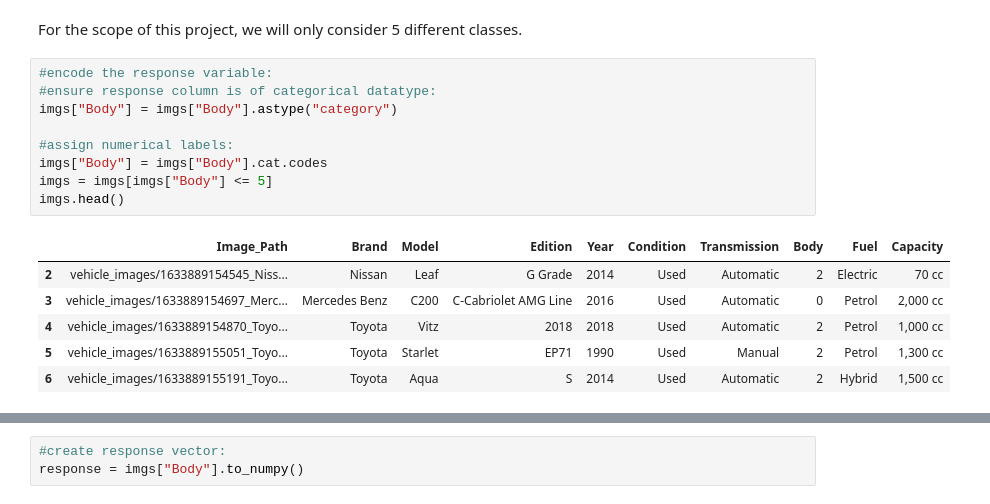
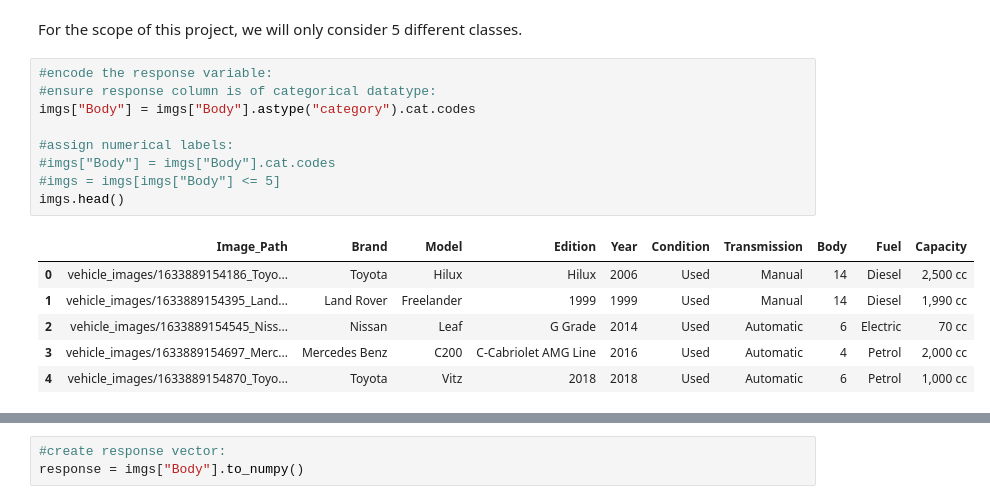
Before and after one commit to Sgipn/Vehicle_Classification, a Jupyter notebook: notebooks/project_draft.ipynb, the cells around one changed output, grey strips where cells are left out. Cells and saved outputs as stored; diff of their text form.

```diff
--- a/notebooks/project_draft.ipynb
+++ b/notebooks/project_draft.ipynb
@@ -27,16 +27,16 @@ For the scope of this project, we will only consider 5 different classes.
 # %%
 #encode the response variable:
 #ensure response column is of categorical datatype:
-imgs["Body"] = imgs["Body"].astype("category")
+imgs["Body"] = imgs["Body"].astype("category").cat.codes
 
 #assign numerical labels:
-imgs["Body"] = imgs["Body"].cat.codes
-imgs = imgs[imgs["Body"] <= 5]
+#imgs["Body"] = imgs["Body"].cat.codes
+#imgs = imgs[imgs["Body"] <= 5]
 imgs.head()
 # %% [output]
 |  | Image_Path | Brand | Model | Edition | Year | Condition | Transmission | Body | Fuel | Capacity |
-| 2 | vehicle_images/1633889154545_Niss... | Nissan | Leaf | G Grade | 2014 | Used | Automatic | 2 | Electric | 70 cc |
-| 3 | vehicle_images/1633889154697_Merc... | Mercedes Benz | C200 | C-Cabriolet AMG Line | 2016 | Used | Automatic | 0 | Petrol | 2,000 cc |
-| 4 | vehicle_images/1633889154870_Toyo... | Toyota | Vitz | 2018 | 2018 | Used | Automatic | 2 | Petrol | 1,000 cc |
-| 5 | vehicle_images/1633889155051_Toyo... | Toyota | Starlet | EP71 | 1990 | Used | Manual | 2 | Petrol | 1,300 cc |
-| 6 | vehicle_images/1633889155191_Toyo... | Toyota | Aqua | S | 2014 | Used | Automatic | 2 | Hybrid | 1,500 cc |
+| 0 | vehicle_images/1633889154186_Toyo... | Toyota | Hilux | Hilux | 2006 | Used | Manual | 14 | Diesel | 2,500 cc |
+| 1 | vehicle_images/1633889154395_Land... | Land Rover | Freelander | 1999 | 1999 | Used | Manual | 14 | Diesel | 1,990 cc |
+| 2 | vehicle_images/1633889154545_Niss... | Nissan | Leaf | G Grade | 2014 | Used | Automatic | 6 | Electric | 70 cc |
+| 3 | vehicle_images/1633889154697_Merc... | Mercedes Benz | C200 | C-Cabriolet AMG Line | 2016 | Used | Automatic | 4 | Petrol | 2,000 cc |
+| 4 | vehicle_images/1633889154870_Toyo... | Toyota | Vitz | 2018 | 2018 | Used | Automatic | 6 | Petrol | 1,000 cc |
```
Also changed, not shown: parts of 11 cells of this notebook.
